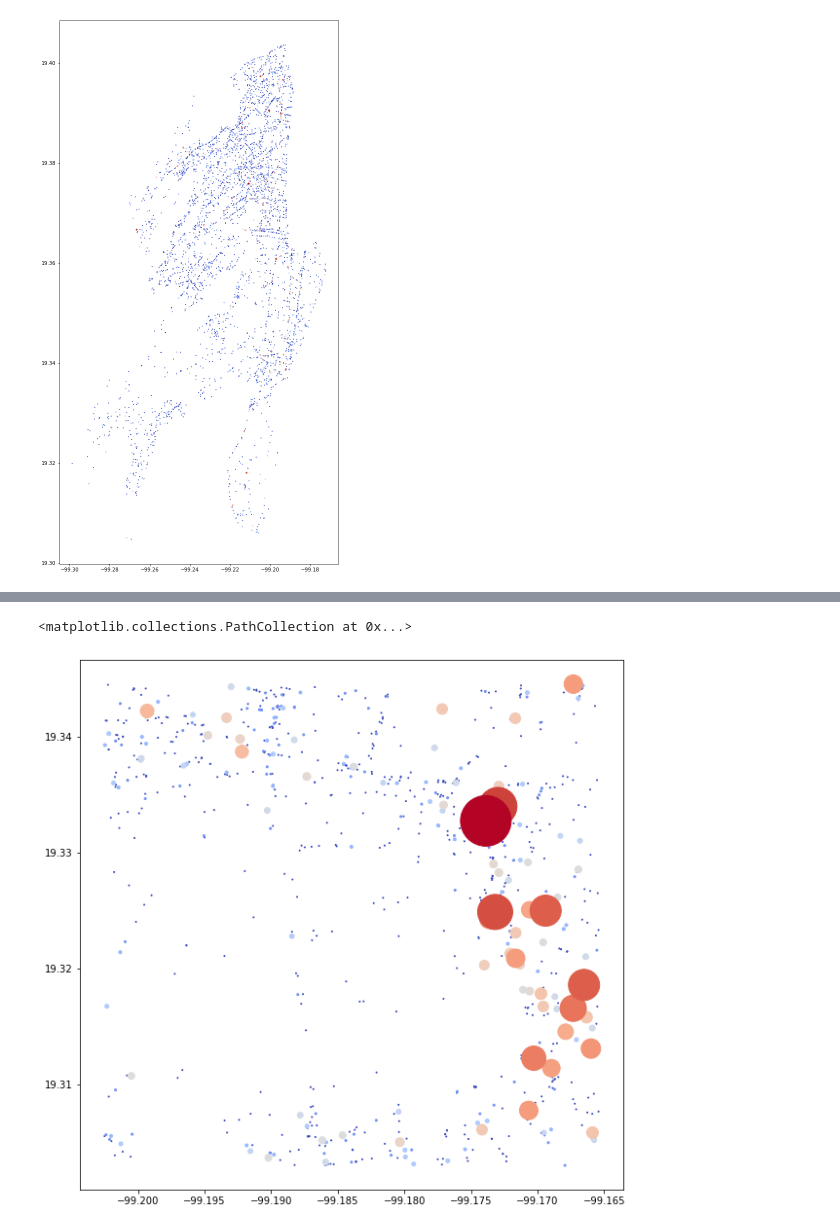
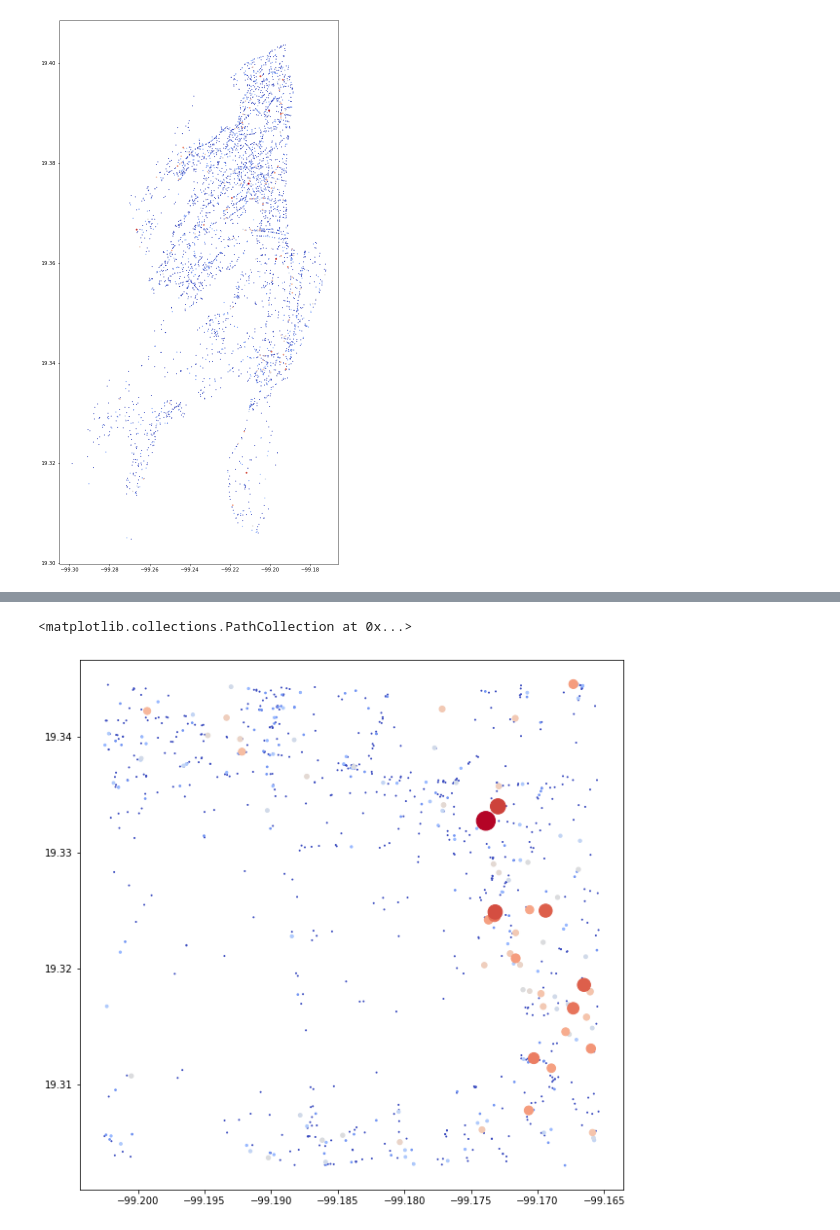
Before and after one commit to alexalemanhdz/rutas-seguras, a Jupyter notebook: Jueves 21 enero.ipynb, the cells around one changed output, grey strips where cells are left out. Saved outputs shown, nothing was run; the diff lists cells and outputs as text; code cells hidden in the pictures.

```diff
--- a/Jueves 21 enero.ipynb
+++ b/Jueves 21 enero.ipynb
@@ -178,11 +180,11 @@ coord_cu = coord_cdmx_1[
 # %%
 plt.figure(figsize=(10,10))
 plt.scatter(
     x=coord_cu.longitud,
     y=coord_cu.latitud,
     c=np.log(coord_cu.gid),
-    s=np.power(coord_cu.gid, 2)
+    s=np.power(coord_cu.gid, 1.5)
 )
 # %% [output]
 <matplotlib.collections.PathCollection at 0x...>
-[figure, old version]
+[figure, new version]
```
Also changed, not shown: parts of 3 cells of this notebook.
